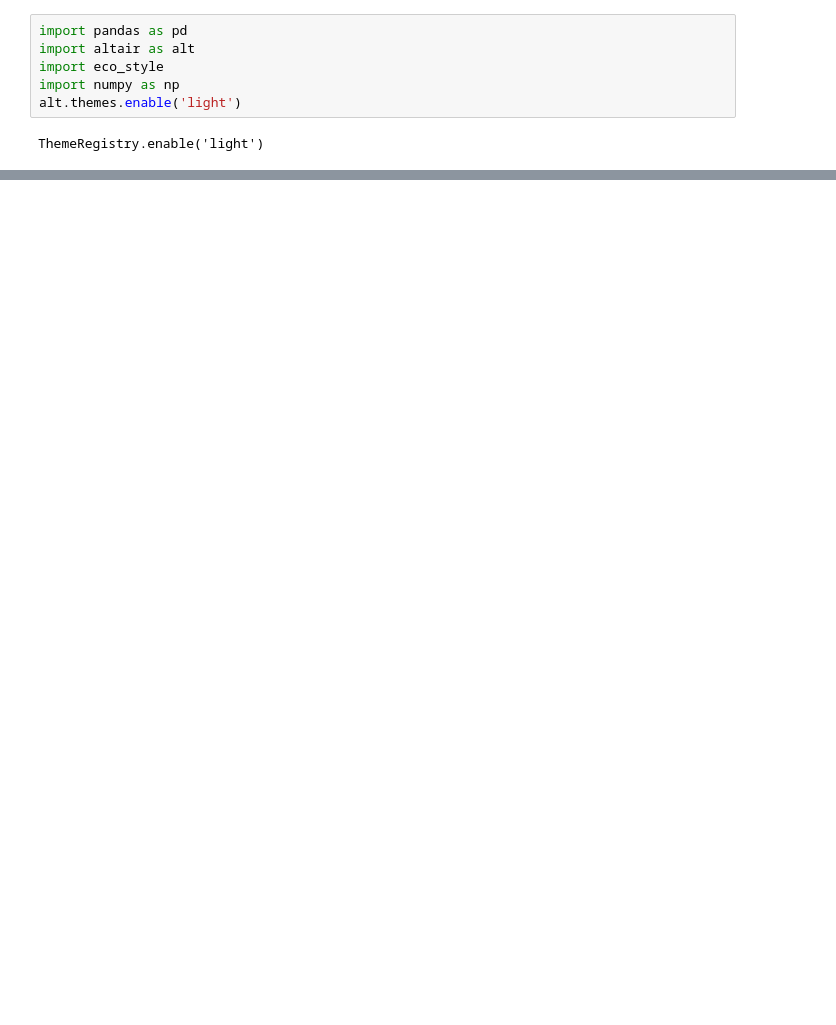
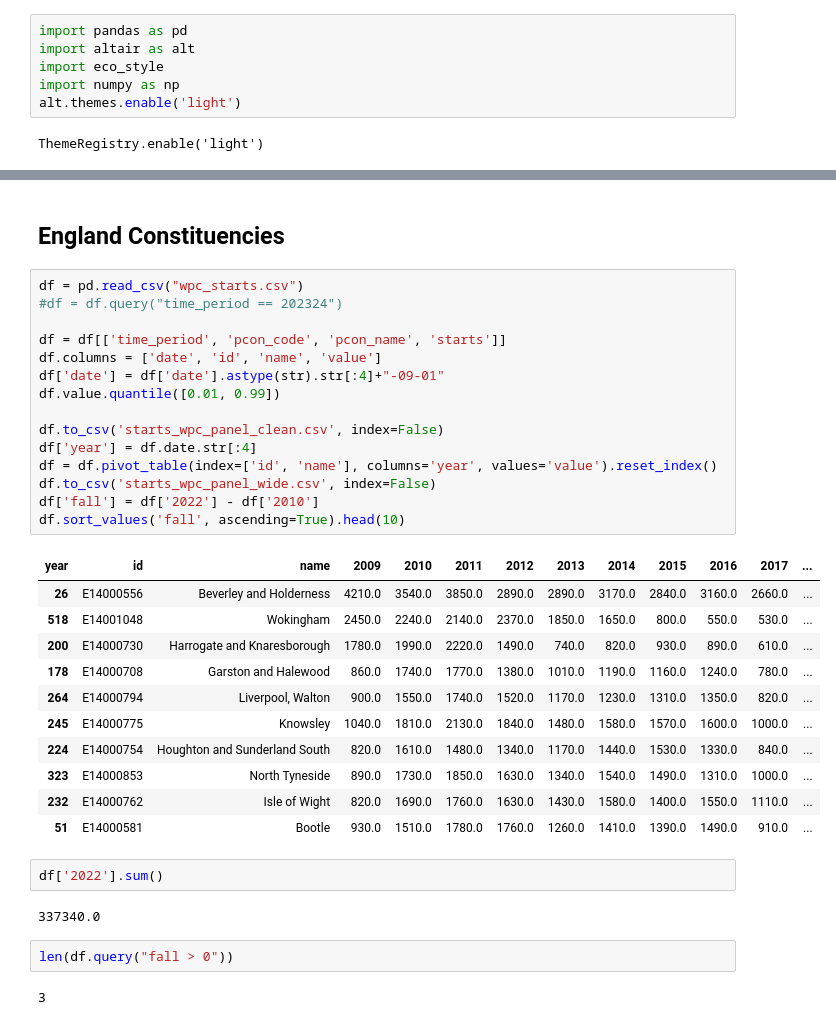
Before and after one commit to jhellingsdata/RADataHub, a Jupyter notebook: Article Charts/Apprentices/apprent.ipynb, the cells around one changed output, grey strips where cells are left out. Saved outputs shown, nothing was run; the diff lists cells and outputs as text; blank space fills up the shorter version.

```diff
--- a/Article Charts/Apprentices/apprent.ipynb
+++ b/Article Charts/Apprentices/apprent.ipynb
@@ -38,0 +102,37 @@ chart.save('starts_ends.json')
+# %% [markdown]
+## England Constituencies
+# %%
+df = pd.read_csv("wpc_starts.csv")
+#df = df.query("time_period == 202324")
+
+df = df[['time_period', 'pcon_code', 'pcon_name', 'starts']]
+df.columns = ['date', 'id', 'name', 'value']
+df['date'] = df['date'].astype(str).str[:4]+"-09-01"
+df.value.quantile([0.01, 0.99])
+
+df.to_csv('starts_wpc_panel_clean.csv', index=False)
+df['year'] = df.date.str[:4]
+df = df.pivot_table(index=['id', 'name'], columns='year', values='value').reset_index()
+df.to_csv('starts_wpc_panel_wide.csv', index=False)
+df['fall'] = df['2022'] - df['2010']
+df.sort_values('fall', ascending=True).head(10)
+# %% [output]
+| year | id | name | 2009 | 2010 | 2011 | 2012 | 2013 | 2014 | 2015 | 2016 | 2017 | ... |
+| 26 | E14000556 | Beverley and Holderness | 4210.0 | 3540.0 | 3850.0 | 2890.0 | 2890.0 | 3170.0 | 2840.0 | 3160.0 | 2660.0 | ... |
+| 518 | E14001048 | Wokingham | 2450.0 | 2240.0 | 2140.0 | 2370.0 | 1850.0 | 1650.0 | 800.0 | 550.0 | 530.0 | ... |
+| 200 | E14000730 | Harrogate and Knaresborough | 1780.0 | 1990.0 | 2220.0 | 1490.0 | 740.0 | 820.0 | 930.0 | 890.0 | 610.0 | ... |
+| 178 | E14000708 | Garston and Halewood | 860.0 | 1740.0 | 1770.0 | 1380.0 | 1010.0 | 1190.0 | 1160.0 | 1240.0 | 780.0 | ... |
+| 264 | E14000794 | Liverpool, Walton | 900.0 | 1550.0 | 1740.0 | 1520.0 | 1170.0 | 1230.0 | 1310.0 | 1350.0 | 820.0 | ... |
+| 245 | E14000775 | Knowsley | 1040.0 | 1810.0 | 2130.0 | 1840.0 | 1480.0 | 1580.0 | 1570.0 | 1600.0 | 1000.0 | ... |
+| 224 | E14000754 | Houghton and Sunderland South | 820.0 | 1610.0 | 1480.0 | 1340.0 | 1170.0 | 1440.0 | 1530.0 | 1330.0 | 840.0 | ... |
+| 323 | E14000853 | North Tyneside | 890.0 | 1730.0 | 1850.0 | 1630.0 | 1340.0 | 1540.0 | 1490.0 | 1310.0 | 1000.0 | ... |
+| 232 | E14000762 | Isle of Wight | 820.0 | 1690.0 | 1760.0 | 1630.0 | 1430.0 | 1580.0 | 1400.0 | 1550.0 | 1110.0 | ... |
+| 51 | E14000581 | Bootle | 930.0 | 1510.0 | 1780.0 | 1760.0 | 1260.0 | 1410.0 | 1390.0 | 1490.0 | 910.0 | ... |
+# %%
+df['2022'].sum()
+# %% [output]
+337340.0
+# %%
+len(df.query("fall > 0"))
+# %% [output]
+3
```
Also changed, not shown: parts of 8 cells of this notebook, 14 other files.
